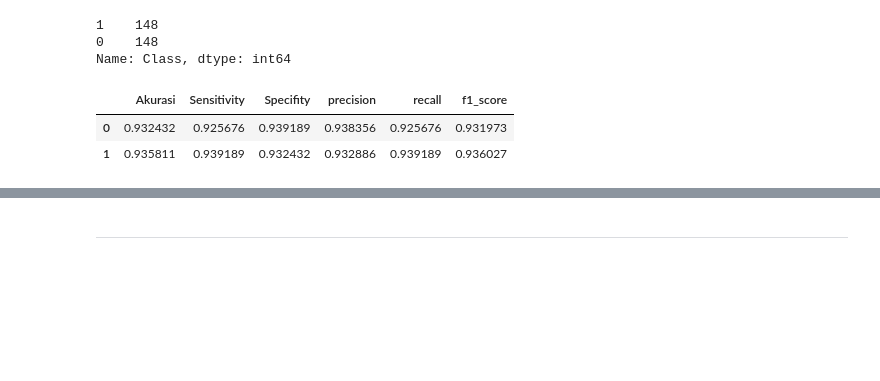
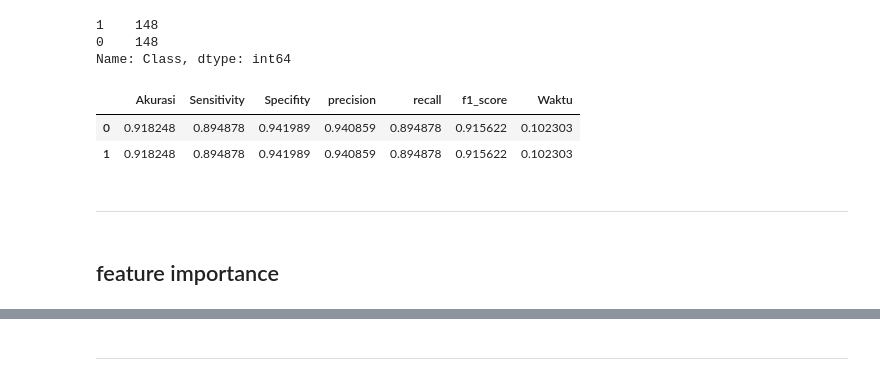
Before and after one commit to azizeko29/new_deteksi_fraud, a Jupyter notebook: [new_RUS]_ULB_pemodelan_ensemble_learning.ipynb, the cells around one changed output, grey strips where cells are left out. Saved outputs shown, nothing was run; the diff lists cells and outputs as text; code cells hidden in the pictures; blank space fills up the shorter version.

```diff
--- a/[new_RUS]_ULB_pemodelan_ensemble_learning.ipynb
+++ b/[new_RUS]_ULB_pemodelan_ensemble_learning.ipynb
@@ -588,24 +643,54 @@ y_test_.value_counts()
 0    148
 Name: Class, dtype: int64
 # %%
-result = {}
-for i in skenario_1:
+# result = {}
+# for i in skenario_1:
 
-    clf_skenario = skenario_1[i]
-    result[i] = validasi_testing(clf_skenario,X_test_,y_test_)
+#     clf_skenario = skenario_1[i]
+#     result[i] = validasi_testing(clf_skenario,X_test_,y_test_)
 
 
-df_result = pd.DataFrame()
-for i in skenario_1:
-    df_result = df_result.append(result[i])
+# df_result = pd.DataFrame()
+# for i in skenario_1:
+#     df_result = df_result.append(result[i])
 
-df_result.insert(loc=0, column='No', value=list(range(df_result.shape[0])))
-df_result = df_result.set_index('No')
+# df_result.insert(loc=0, column='No', value=list(range(df_result.shape[0])))
+# df_result = df_result.set_index('No')
 
-del df_result.index.name
+# del df_result.index.name
 
-df_result
+# df_result
-# %% [output]
-|  | Akurasi | Sensitivity | Specifity | precision | recall | f1_score |
-| 0 | 0.932432 | 0.925676 | 0.939189 | 0.938356 | 0.925676 | 0.931973 |
-| 1 | 0.935811 | 0.939189 | 0.932432 | 0.932886 | 0.939189 | 0.936027 |
+# %%
+for i in skenario_1:
+
+    clf_skenario = skenario_1[i]
+    result[i] = validasi_testing(clf_skenario,X_test,y_test)
+
+    nama_file = 'drive/My Drive/Deteksi fraud/hasil/RUS/percobaan1/testing_balanced/komposisi999.csv'
+    nama_file = nama_file.replace('999',str(i))
+
+    result_SKLearn.to_csv(nama_file, sep=';',index=False)
+
+
+df_result = pd.DataFrame()
+for i in skenario_1:
+    nama_file = 'drive/My Drive/Deteksi fraud/hasil/RUS/percobaan1/testing_balanced/komposisi999.csv'
+    nama_file = nama_file.replace('999',str(i))
+    df_komposisi = pd.read_csv(nama_file,sep=";")
+    df_result = df_result.append(df_komposisi.iloc[5:,:])
+
+df_result.insert(loc=0, column='No', value=list(range(df_result.shape[0])))
+df_result = df_result.set_index('No')
+
+del df_result.index.name
+
+df_result.to_csv('drive/My Drive/Deteksi fraud/hasil/RUS/percobaan1/testing_balanced/result.csv', sep=';',index=False)
+df_result
+# %% [output]
+|  | Akurasi | Sensitivity | Specifity | precision | recall | f1_score | Waktu |
+| 0 | 0.918248 | 0.894878 | 0.941989 | 0.940859 | 0.894878 | 0.915622 | 0.102303 |
+| 1 | 0.918248 | 0.894878 | 0.941989 | 0.940859 | 0.894878 | 0.915622 | 0.102303 |
+# %% [markdown]
+------------------
+# %% [markdown]
+## feature importance
```
Also changed, not shown: parts of 17 cells of this notebook.
